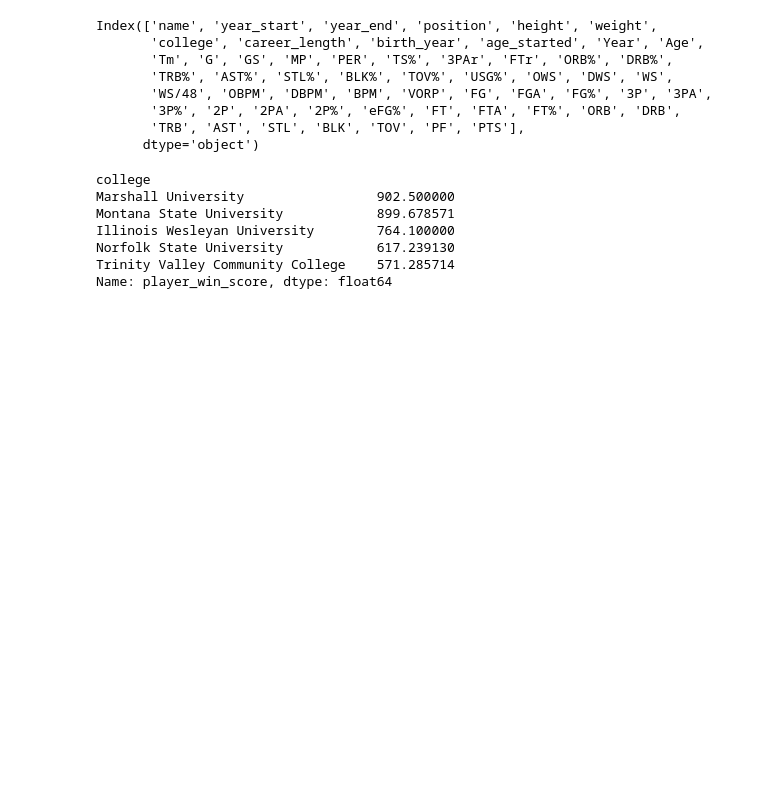
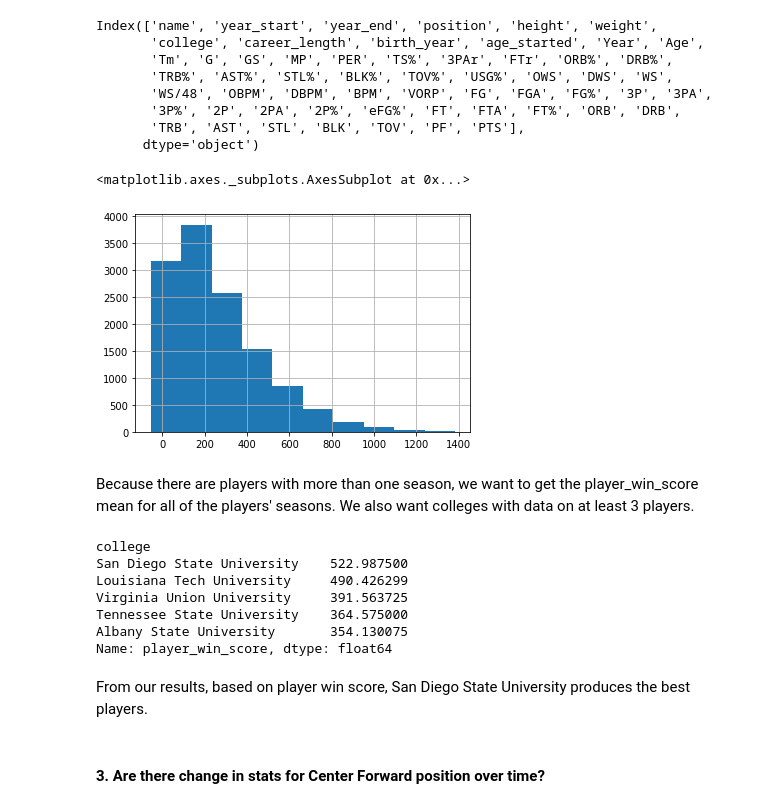
Before and after one commit to isacmlee/sports-analytics, a Jupyter notebook: Analysis on NBA players since 1950/nba player stats.ipynb, the cells around one changed output. Cells and saved outputs as stored; diff of their text form; code cells hidden in the pictures; blank space fills up the shorter version.

Commit message:
completed college stats

```diff
--- a/Analysis on NBA players since 1950/nba player stats.ipynb
+++ b/Analysis on NBA players since 1950/nba player stats.ipynb
@@ -279,3 +279,11 @@ Index(['name', 'year_start', 'year_end', 'position', 'height', 'weight',
 # %%
 merged["player_win_score"] = (merged.PTS + merged.TRB + merged.STL + .5 * merged.AST +
         .5 * merged.BLK - merged.FGA - merged.TOV - .5 * merged.FTA - .5 * merged.PF)
+# %%
+# Distribution of Player Win Scores
+merged.player_win_score.hist()
+# %% [output]
+<matplotlib.axes._subplots.AxesSubplot at 0x...>
+[figure, added]
+# %% [markdown]
+Because there are players with more than one season, we want to get the player_win_score mean for all of the players' seasons. We also want colleges with data on at least 3 players.
@@ -282,10 +298,14 @@ merged["player_win_score"] = (merged.PTS + merged.TRB + merged.STL + .5 * merged
 # %%
-merged.groupby("college")["player_win_score"].mean().sort_values(ascending=False).head()
+colleges.join(name_to_college).groupby('college')['player_win_score'].mean().sort_values(ascending=False).head()
 # %% [output]
 college
-Marshall University                 902.500000
-Montana State University            899.678571
-Illinois Wesleyan University        764.100000
-Norfolk State University            617.239130
-Trinity Valley Community College    571.285714
+San Diego State University    522.987500
+Louisiana Tech University     490.426299
+Virginia Union University     391.563725
+Tennessee State University    364.575000
+Albany State University       354.130075
 Name: player_win_score, dtype: float64
+# %% [markdown]
+From our results, based on player win score, San Diego State University produces the best players.
+# %% [markdown]
+#### 3. Are there change in stats for Center Forward position over time?
```
Also changed, not shown: parts of 7 cells of this notebook.
